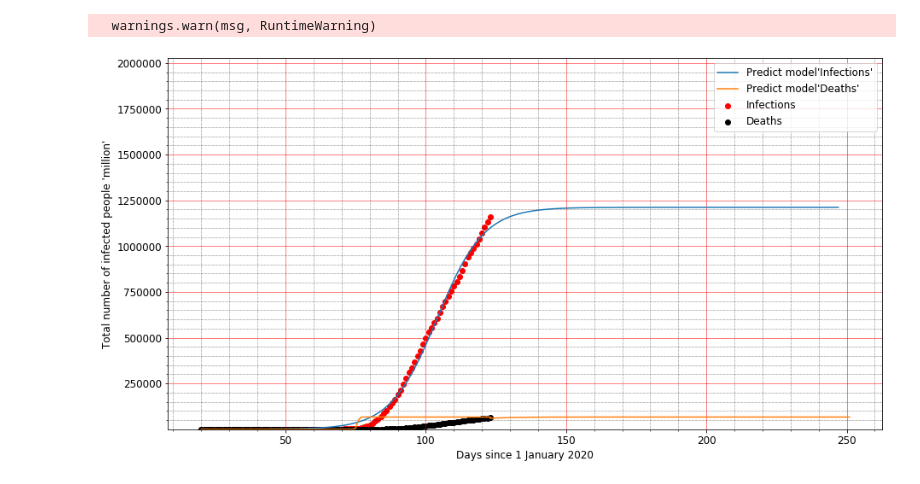
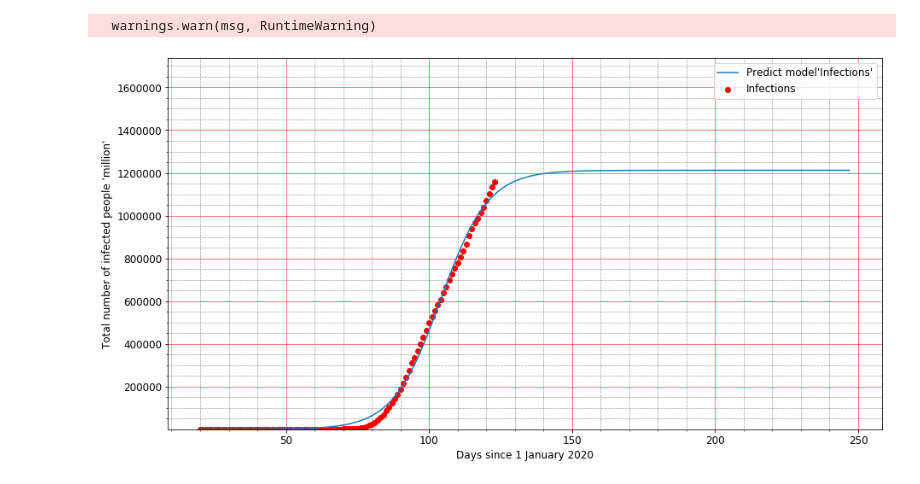
Before and after one commit to chukrobertson/Covid19_Data_Science_Practice, a Jupyter notebook: US_Covid.ipynb, the cells around one changed output. Saved outputs shown, nothing was run; the diff lists cells and outputs as text; code cells hidden in the pictures.

```diff
--- a/US_Covid.ipynb
+++ b/US_Covid.ipynb
@@ -50,5 +49,6 @@ Current deaths:  62140
 # %%
 a = Inf_rate
+a1 = Death_rate
 b = df.iloc[-1,0] # Last Date
 c = df.iloc[-1,1] # Last Cases count
 d = df.iloc[-1,2] # Last Death count
@@ -59,11 +59,11 @@ z = list(df.iloc[:,2]) # deaths
 def logistic_model(x,a,b,c):
     return c/(1+np.exp(-(x-b)/a))
 # %%
-def logistic_modelz(z,a,b,d):
-    return d/(1+np.exp(-(z-b)/a))
+def logistic_modelz(x,a1,b,d):
+    return d/(1+np.exp(-(x-b)/a1))
 # %%
 # Cases
-p0=[10,200,3000]
+p0=[100,1000,10000]
 fit = curve_fit(logistic_model,x,y,p0)
 fit
 # %% [output]
@@ -98,38 +98,38 @@ sol = int(fsolve(lambda x : logistic_model(x,a,b,c) - int(c),b))
 # %% [output]
   warnings.warn(msg, RuntimeWarning)
 # %%
-solz = int(fsolve(lambda x : logistic_modelz(x,a,b,d) - int(d),b))
+solz = int(fsolve(lambda x : logistic_modelz(x,a1,b,d) - int(d),b))
 # %%
-pred_x = list(range(max(x),sol)) # Dates
-pred_z = list(range(max(x),solz)) # Dates
+pred_x = list(range(max(x),sol)) # Cases Dates
+pred_z = list(range(max(x),solz)) # Deaths Dates
 plt.rcParams['figure.figsize'] = [15, 8]
 
 plt.rc('font', size=12, )
 
 # Real data
 plt.scatter(x,y,label="Infections",color="red")
 # Real data
-plt.scatter(x,z,label="Deaths",color="black")
+# plt.scatter(x,z,label="Deaths",color="black")
 
 # Predicted logistic curve
 plt.plot(x+pred_x, [logistic_model(i,fit[0][0],fit[0][1],fit[0][2]) for i in x+pred_x], label="Predict model'Infections'")
 
 # Predicted logistic curve
-plt.plot(x+pred_z, [logistic_modelz(i,fitz[0][0],fitz[0][1],fitz[0][2]) for i in z+pred_z], label="Predict model'Deaths'")
+# plt.plot(x+pred_z, [logistic_modelz(i,fitz[0][0],fitz[0][1],fitz[0][2]) for i in z+pred_z], label="Predict model'Deaths'")
 
 plt.legend()
 plt.xlabel("Days since 1 January 2020")
 plt.ylabel("Total number of infected people 'million'")
-plt.ylim((min(y)*2.5,c*1.75))
+plt.ylim((min(y)*3.5,c*1.5))
 
 # plt.grid()
 
 # Turn on the minor TICKS, which are required for the minor GRID
 plt.minorticks_on()
 
 # Customize the major grid
 plt.grid(which='major', linestyle='-', linewidth='0.5', color='red')
 # Customize the minor grid
 plt.grid(which='minor', linestyle=':', linewidth='0.5', color='black')
 # %% [output]
-[figure, old version]
+[figure, new version]
```
Also changed, not shown: parts of 7 cells of this notebook.
